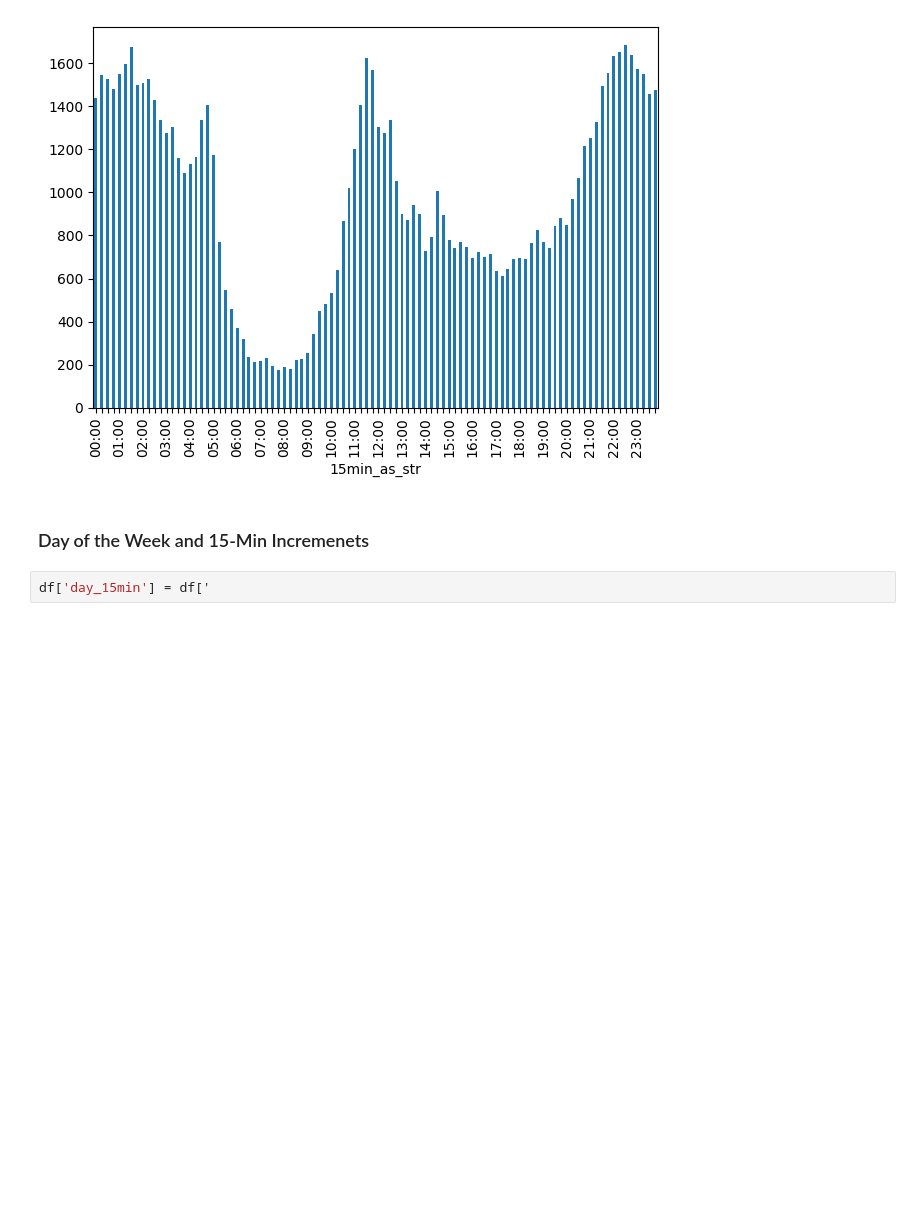
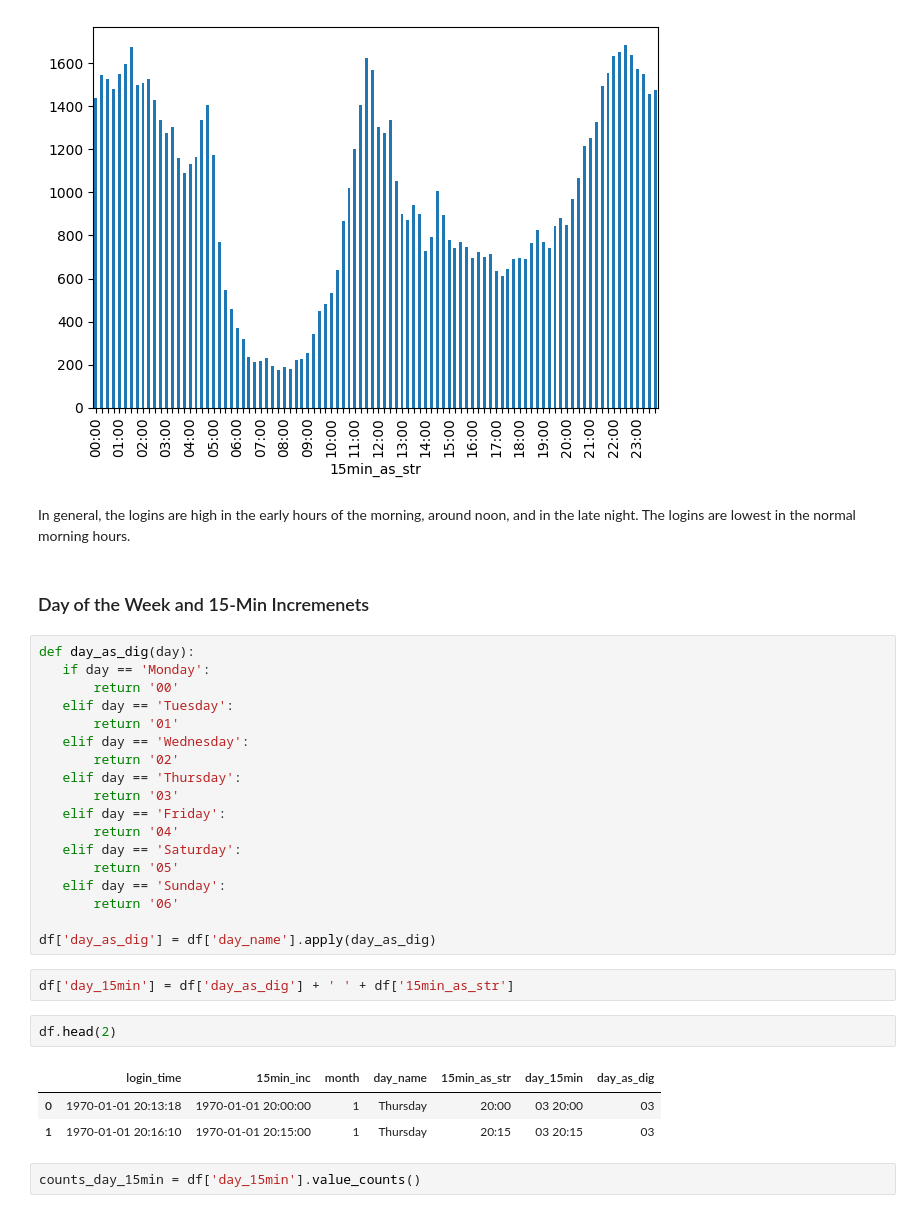
Before and after one commit to blue-santa/sprinboard-data-science-2026, a Jupyter notebook: 25-effective-interviewing/02-take-home-challenges/ultimate_challenge/Bryan_Beus_Ultimate_Take_Home_Challenge.ipynb, the cells around one changed output. Cells and saved outputs as stored; diff of their text form; blank space fills up the shorter version.

```diff
--- a/25-effective-interviewing/02-take-home-challenges/ultimate_challenge/Bryan_Beus_Ultimate_Take_Home_Challenge.ipynb
+++ b/25-effective-interviewing/02-take-home-challenges/ultimate_challenge/Bryan_Beus_Ultimate_Take_Home_Challenge.ipynb
@@ -91,7 +91,35 @@ plt.tight_layout()
 plt.show()
 # %% [output]
 [figure]
+# %% [markdown]
+In general, the logins are high in the early hours of the morning, around noon, and in the late night. The logins are lowest in the normal morning hours.
 # %% [markdown]
 ### Day of the Week and 15-Min Incremenets
+# %%
+def day_as_dig(day):
+   if day == 'Monday':
+       return '00'
+   elif day == 'Tuesday':
+       return '01'
+   elif day == 'Wednesday':
+       return '02'
+   elif day == 'Thursday':
+       return '03'
+   elif day == 'Friday':
+       return '04'
+   elif day == 'Saturday':
+       return '05'
+   elif day == 'Sunday':
+       return '06'
+
+df['day_as_dig'] = df['day_name'].apply(day_as_dig)
 # %%
-df['day_15min'] = df['
+df['day_15min'] = df['day_as_dig'] + ' ' + df['15min_as_str']
+# %%
+df.head(2)
+# %% [output]
+|  | login_time | 15min_inc | month | day_name | 15min_as_str | day_15min | day_as_dig |
+| 0 | 1970-01-01 20:13:18 | 1970-01-01 20:00:00 | 1 | Thursday | 20:00 | 03 20:00 | 03 |
+| 1 | 1970-01-01 20:16:10 | 1970-01-01 20:15:00 | 1 | Thursday | 20:15 | 03 20:15 | 03 |
+# %%
+counts_day_15min = df['day_15min'].value_counts()
```
Also changed, not shown: parts of 9 cells of this notebook.
